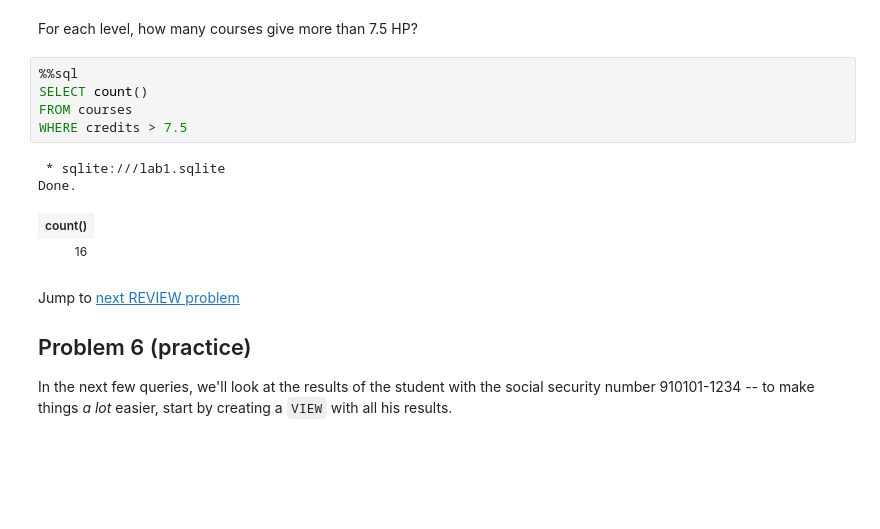
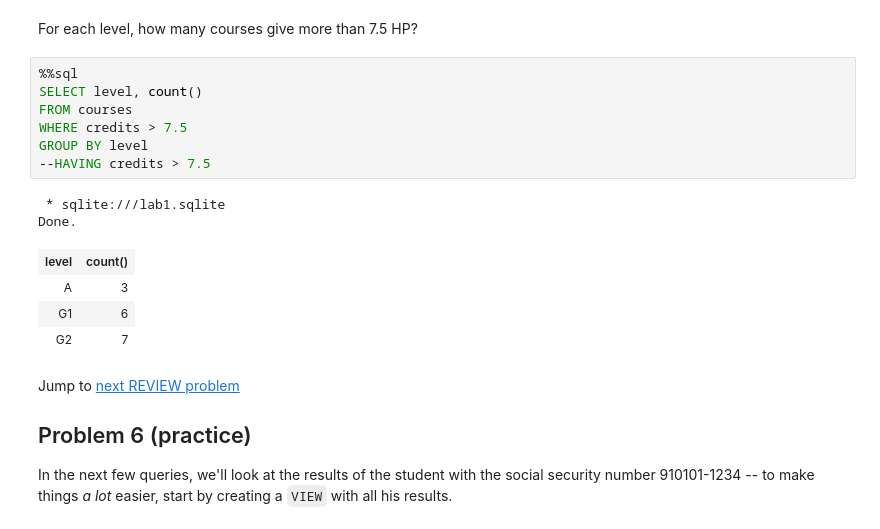
Before and after one commit to Stronkness/LTH, a Jupyter notebook: EDAF75 - Database Technology/labs/lab1/lab1.ipynb, the cells around one changed output. Saved outputs shown, nothing was run; the diff lists cells and outputs as text; blank space fills up the shorter version.

```diff
--- a/EDAF75 - Database Technology/labs/lab1/lab1.ipynb
+++ b/EDAF75 - Database Technology/labs/lab1/lab1.ipynb
@@ -471,14 +498,18 @@ Done.
 For each level, how many courses give more than 7.5 HP?
 # %%
 %%sql
-SELECT count()
+SELECT level, count()
 FROM courses
 WHERE credits > 7.5
+GROUP BY level
+--HAVING credits > 7.5
 # %% [output]
  * sqlite:///lab1.sqlite
 Done.
-| count() |
-| 16 |
+| level | count() |
+| A | 3 |
+| G1 | 6 |
+| G2 | 7 |
 # %% [markdown]
 Jump to [next REVIEW problem](#problem_7)
 
```
Also changed, not shown: parts of 6 cells of this notebook, 21 other files.
